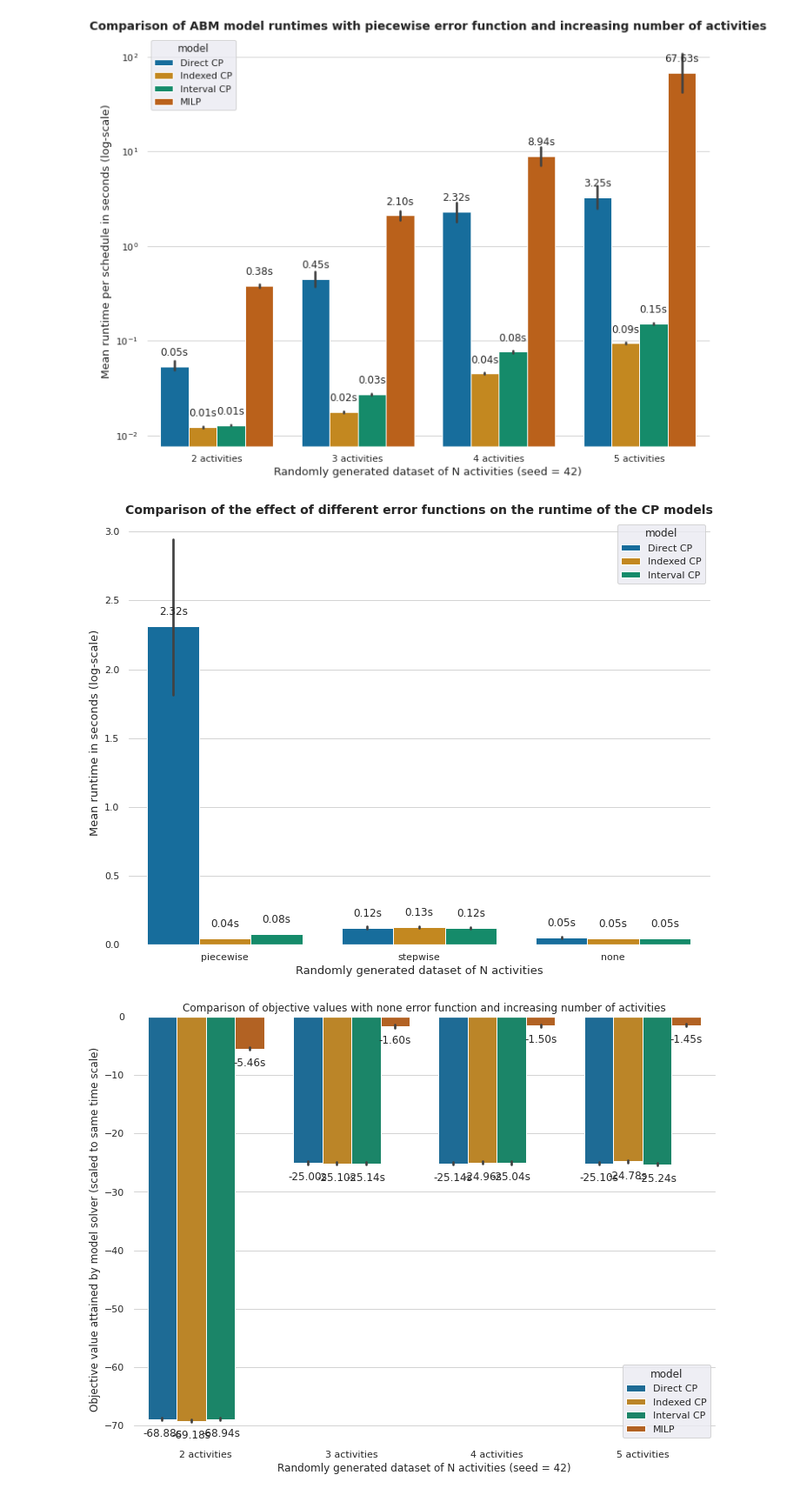
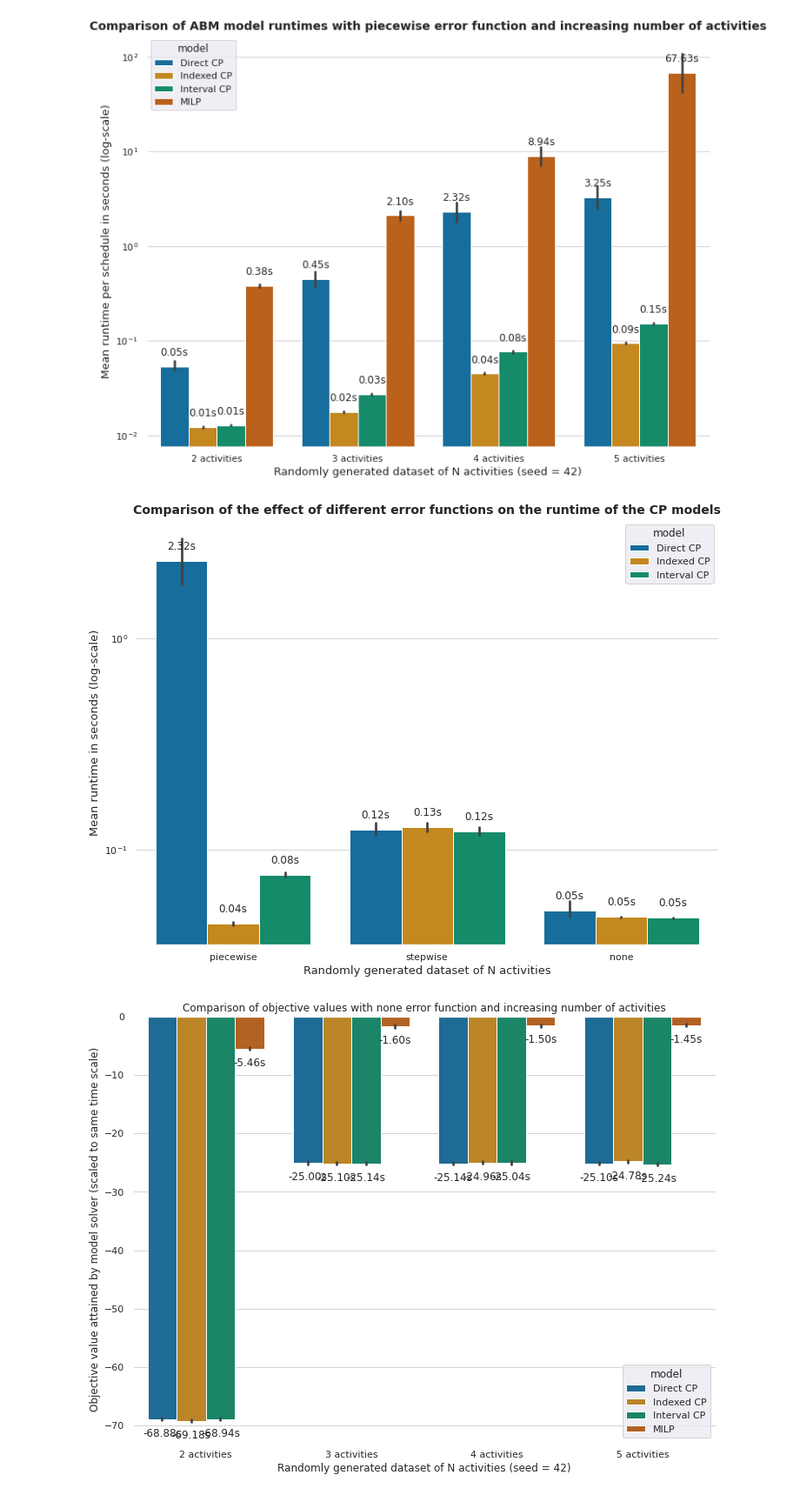
Before and after one commit to bataillard/activity-based-scheduling, a Jupyter notebook: code/analysis/results_analysis.ipynb, the cells around one changed output. Shown at 87% size. Drawn from its saved outputs; the diff is of its cells as text; code cells hidden in the pictures.

```diff
--- a/code/analysis/results_analysis.ipynb
+++ b/code/analysis/results_analysis.ipynb
@@ -107,35 +107,35 @@ plot_runtimes_by_model("piecewise")
 def plot_runtimes_by_errfunc(models=('basic', 'indexed', 'interval')):
 
     # Combine all "random_X" into one dataframe
 
     df = runtimes['random_4']
     df = df[df.model.isin(models)].copy()
     df = df.replace({"basic": "Direct CP", "indexed": "Indexed CP",
                      "interval": "Interval CP", "milp": "MILP"})
 
     # Plot data by dataset and model type
     sns.set(rc={'figure.figsize':(12, 9)})
     sns.set_palette('colorblind', desat=0.9)
 
-    ax = sns.barplot(x='error_func', y='value', hue='model', data=df, log=False, palette='colorblind')
+    ax = sns.barplot(x='error_func', y='value', hue='model', data=df, log=True, palette='colorblind')
     ax.set_title(f"Comparison of the effect of different error functions on the runtime of the CP models",
                  fontweight='bold', fontsize=14)
     ax.set_xlabel("Randomly generated dataset of N activities", fontsize=13)
     ax.set_ylabel("Mean runtime in seconds (log-scale)", fontsize=13)
     ax.set(facecolor="white")
     ax.grid(c='lightgray', axis='y')
 
 
     # Add bar labels
     for container in ax.containers:
         ax.bar_label(container, fmt="%.2fs", padding=10)
 
     plt.savefig(DATA_PATH / f"error_func_runtimes.png", dpi=300)
     plt.show()
 
 plot_runtimes_by_errfunc()
 # %% [output]
-[figure, old version]
+[figure, new version]
 # %%
 def plot_objectives_by_model(error_function='piecewise'):
 
```
Also changed, not shown: 4 other files.
